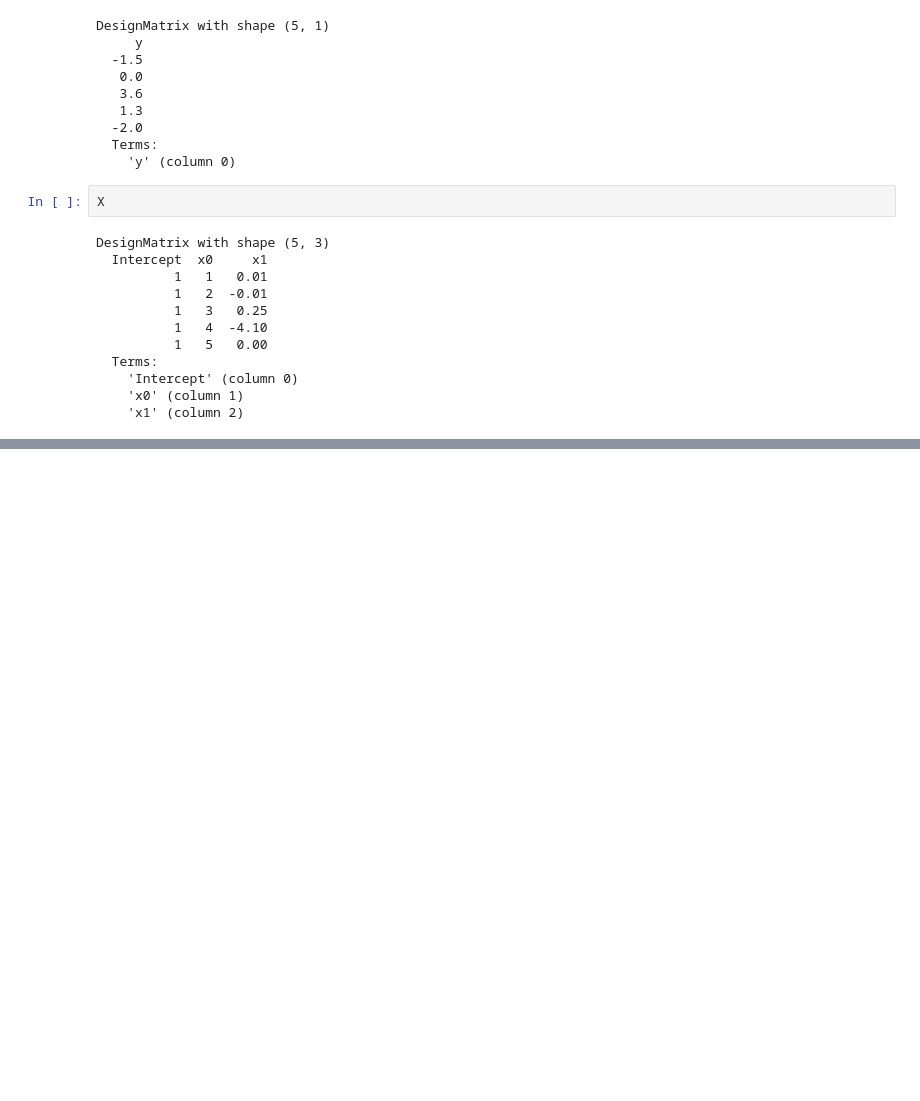
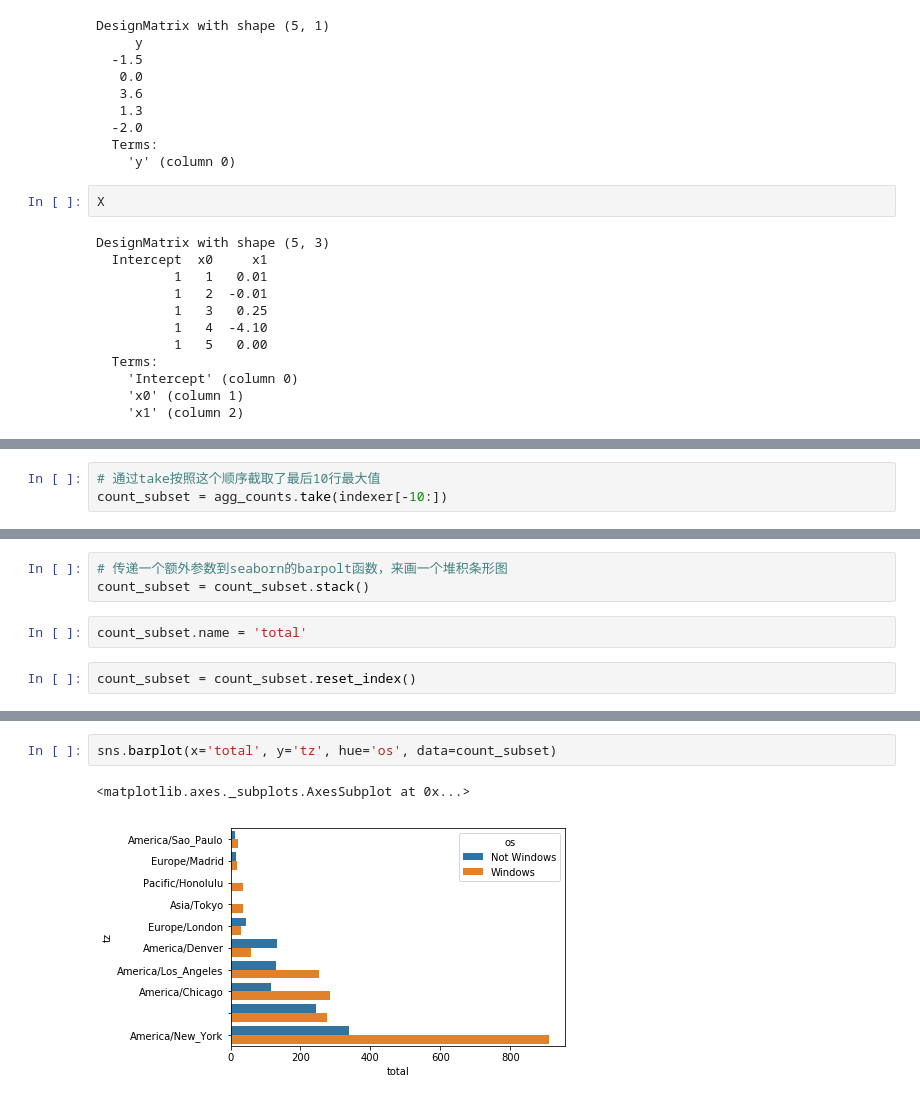
Before and after one commit to wwatermelons/pydata-for-analysis, a Jupyter notebook: Chapter1314.ipynb, the cells around one changed output, grey strips where cells are left out. Saved outputs shown, nothing was run; the diff lists cells and outputs as text; blank space fills up the shorter version.

```diff
--- a/Chapter1314.ipynb
+++ b/Chapter1314.ipynb
@@ -157,0 +990,3 @@ DesignMatrix with shape (5, 3)
+# %%
+# 通过take按照这个顺序截取了最后10行最大值
+count_subset = agg_counts.take(indexer[-10:])
@@ -157,0 +1024,7 @@ DesignMatrix with shape (5, 3)
+# %%
+# 传递一个额外参数到seaborn的barpolt函数，来画一个堆积条形图
+count_subset = count_subset.stack()
+# %%
+count_subset.name = 'total'
+# %%
+count_subset = count_subset.reset_index()
@@ -157,0 +1045,5 @@ DesignMatrix with shape (5, 3)
+# %%
+sns.barplot(x='total', y='tz', hue='os', data=count_subset)
+# %% [output]
+<matplotlib.axes._subplots.AxesSubplot at 0x...>
+[figure, added]
```
Also changed, not shown: parts of 140 cells of this notebook.
